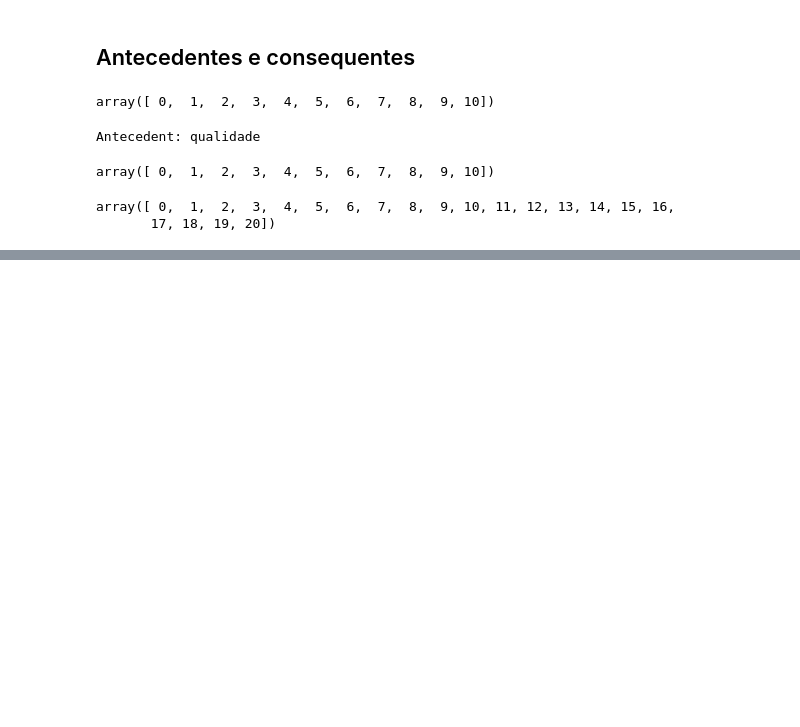
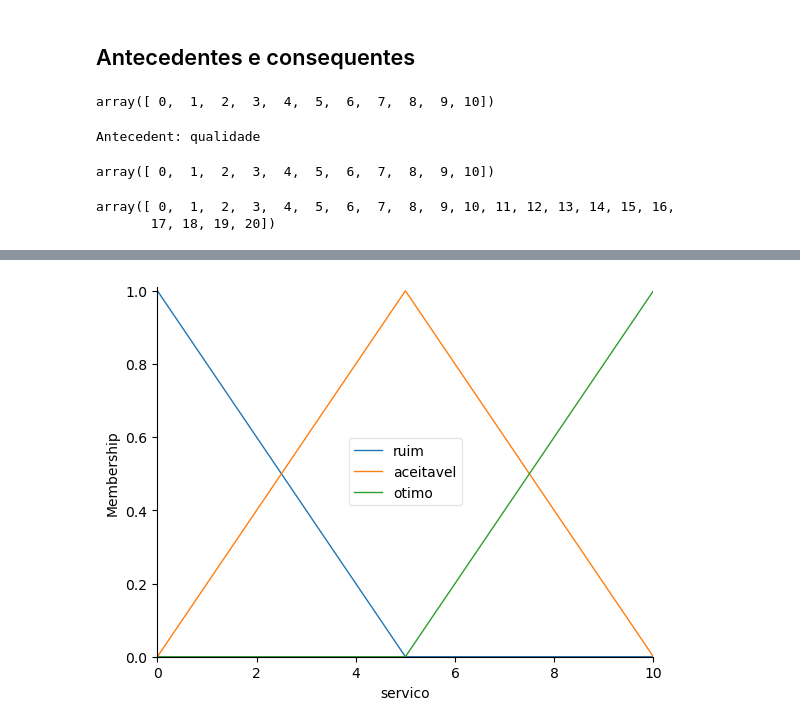
Before and after one commit to Thgm01/IA_Expert, a Jupyter notebook: Inteligência Artificial e Machine Learning/Parte 3 - Logica Fuzzy/gorjetas.ipynb, the cells around one changed output, grey strips where cells are left out. Cells and saved outputs as stored; diff of their text form; code cells hidden in the pictures; blank space fills up the shorter version.

```diff
--- a/Inteligência Artificial e Machine Learning/Parte 3 - Logica Fuzzy/gorjetas.ipynb
+++ b/Inteligência Artificial e Machine Learning/Parte 3 - Logica Fuzzy/gorjetas.ipynb
@@ -32,0 +46,4 @@ array([ 0,  1,  2,  3,  4,  5,  6,  7,  8,  9, 10, 11, 12, 13, 14, 15, 16,
+# %%
+servico.view()
+# %% [output]
+[figure, added]
```
Also changed, not shown: parts of 6 cells of this notebook.
